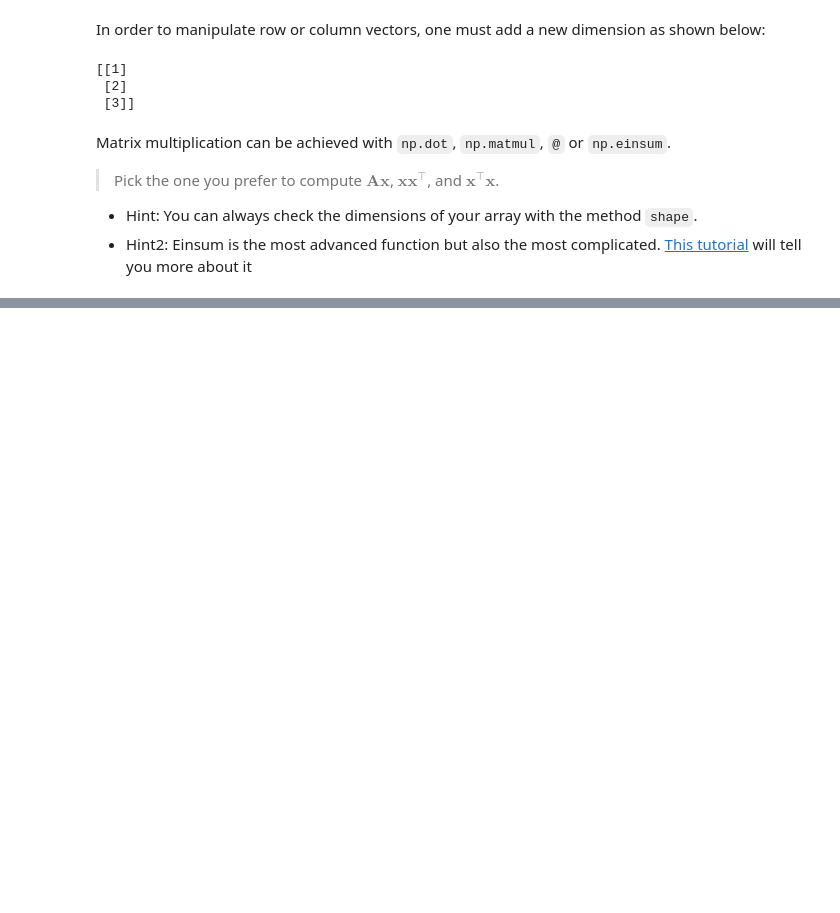
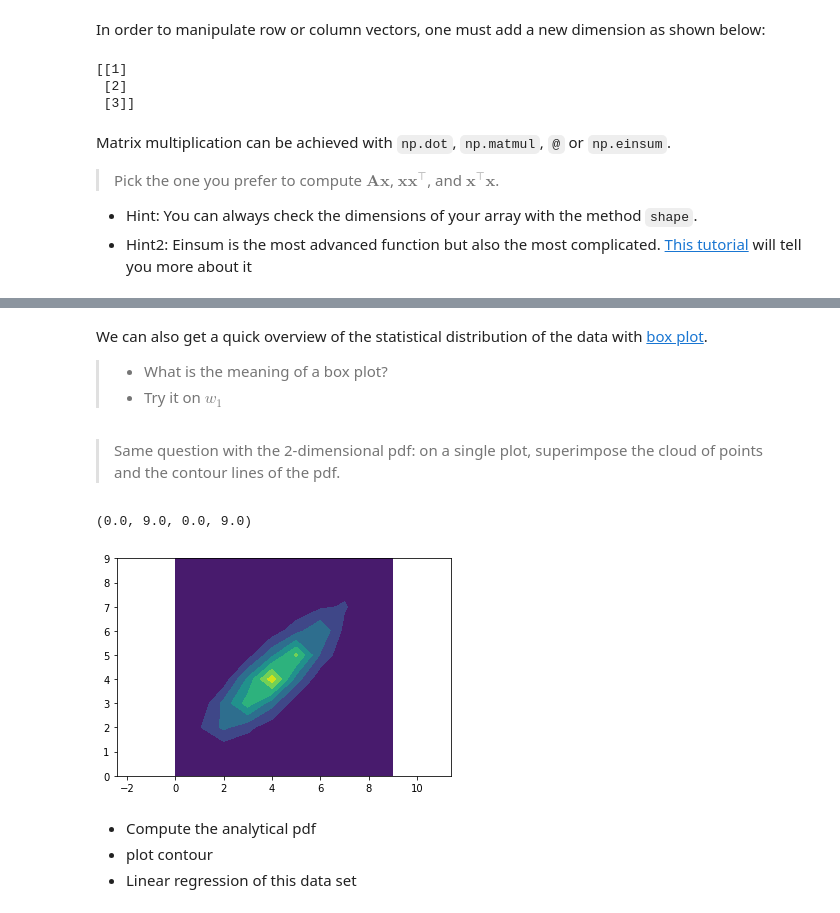
Before and after one commit to Pchambet/ml4climate, a Jupyter notebook: book/notebooks/1_introduction.ipynb, the cells around one changed output, grey strips where cells are left out. Cells and saved outputs as stored; diff of their text form; code cells hidden in the pictures; blank space fills up the shorter version.

```diff
--- a/book/notebooks/1_introduction.ipynb
+++ b/book/notebooks/1_introduction.ipynb
@@ -339,3 +413,22 @@ import matplotlib.pyplot as plt
+# %% [markdown]
+We can also get a quick overview of the statistical distribution of the data with [box plot](https://matplotlib.org/stable/api/_as_gen/matplotlib.pyplot.boxplot.html).
+
+> - What is the meaning of a box plot?
+> - Try it on $w_1$
+# %% [markdown]
+> Same question with the 2-dimensional pdf: on a single plot, superimpose the cloud of points and the contour lines of the pdf.
+# %%
+psi, xedge, yedge = np.histogram2d(w[:,0],w[:,1])
+plt.contourf(psi)
+plt.axis('equal')
+# %% [output]
+(0.0, 9.0, 0.0, 9.0)
+[figure, added]
+# %% [markdown]
+
+- Compute the analytical pdf
+- plot contour
+- Linear regression of this data set
 # %% [markdown]
 ***
 ## Credit
```
Also changed, not shown: parts of 25 cells of this notebook.
